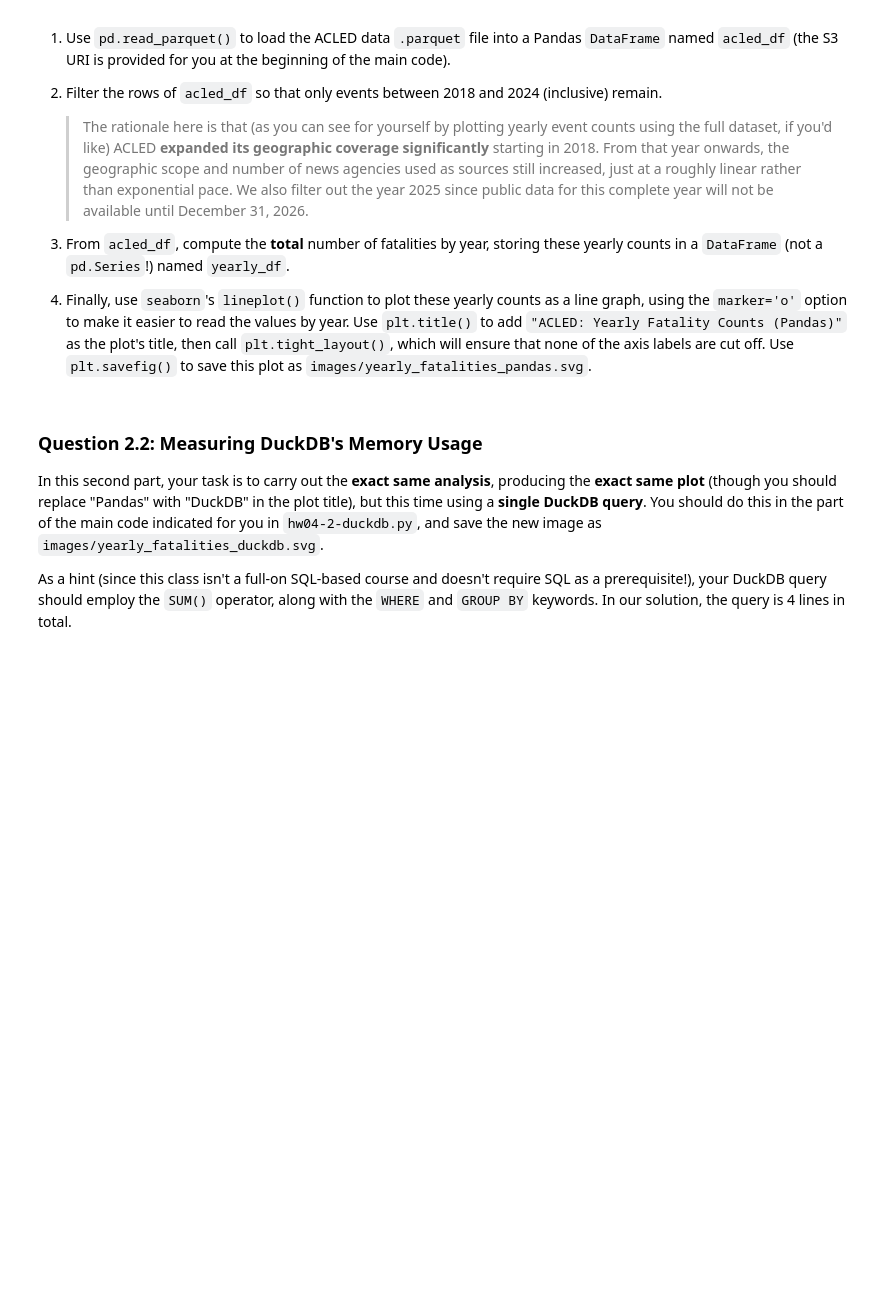
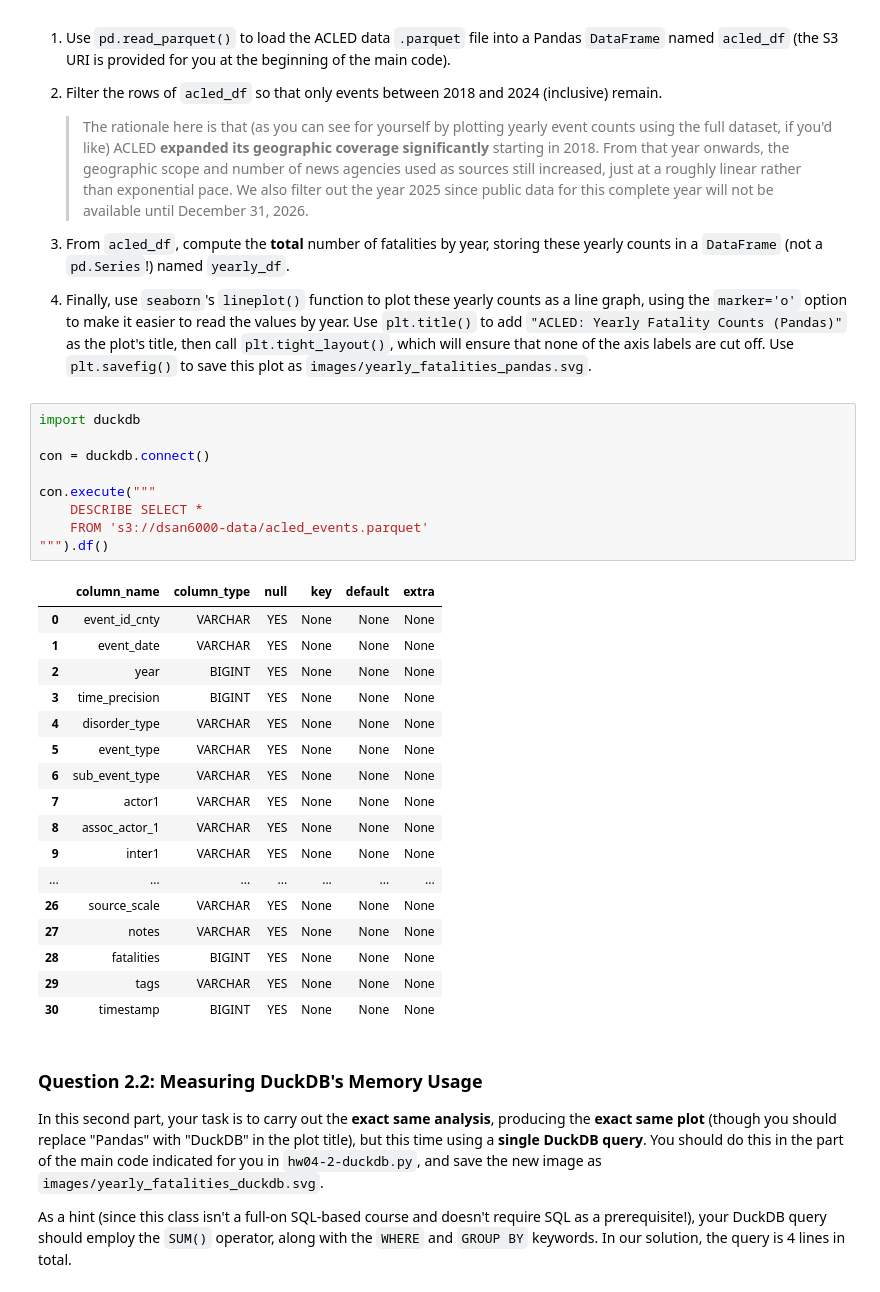
Before and after one commit to erinabruzzy/dsan6000-hw04, a Jupyter notebook: DSAN6000_HW4.ipynb, the cells around one changed output. Cells and saved outputs as stored; diff of their text form; blank space fills up the shorter version.

```diff
--- a/DSAN6000_HW4.ipynb
+++ b/DSAN6000_HW4.ipynb
@@ -123,6 +176,33 @@ Your task for this question is to open the `hw04-1-pandas.py` file included in t
     > The rationale here is that (as you can see for yourself by plotting yearly event counts using the full dataset, if you'd like) ACLED **expanded its geographic coverage significantly** starting in 2018. From that year onwards, the geographic scope and number of news agencies used as sources still increased, just at a roughly linear rather than exponential pace. We also filter out the year 2025 since public data for this complete year will not be available until December 31, 2026.
 1.  From `acled_df`, compute the **total** number of fatalities by year, storing these yearly counts in a `DataFrame` (not a `pd.Series`!) named `yearly_df`.
 1.  Finally, use `seaborn`'s `lineplot()` function to plot these yearly counts as a line graph, using the `marker='o'` option to make it easier to read the values by year. Use `plt.title()` to add `"ACLED: Yearly Fatality Counts (Pandas)"` as the plot's title, then call `plt.tight_layout()`, which will ensure that none of the axis labels are cut off. Use `plt.savefig()` to save this plot as `images/yearly_fatalities_pandas.svg`.
+# %%
+import duckdb
+
+con = duckdb.connect()
+
+con.execute("""
+    DESCRIBE SELECT *
+    FROM 's3://dsan6000-data/acled_events.parquet'
+""").df()
+# %% [output]
+|  | column_name | column_type | null | key | default | extra |
+| 0 | event_id_cnty | VARCHAR | YES | None | None | None |
+| 1 | event_date | VARCHAR | YES | None | None | None |
+| 2 | year | BIGINT | YES | None | None | None |
+| 3 | time_precision | BIGINT | YES | None | None | None |
+| 4 | disorder_type | VARCHAR | YES | None | None | None |
+| 5 | event_type | VARCHAR | YES | None | None | None |
+| 6 | sub_event_type | VARCHAR | YES | None | None | None |
+| 7 | actor1 | VARCHAR | YES | None | None | None |
+| 8 | assoc_actor_1 | VARCHAR | YES | None | None | None |
+| 9 | inter1 | VARCHAR | YES | None | None | None |
+| ... | ... | ... | ... | ... | ... | ... |
+| 26 | source_scale | VARCHAR | YES | None | None | None |
+| 27 | notes | VARCHAR | YES | None | None | None |
+| 28 | fatalities | BIGINT | YES | None | None | None |
+| 29 | tags | VARCHAR | YES | None | None | None |
+| 30 | timestamp | BIGINT | YES | None | None | None |
 # %% [markdown]
 ### Question 2.2: Measuring DuckDB's Memory Usage
 
```
Also changed, not shown: parts of 6 cells of this notebook, 12 other files.
